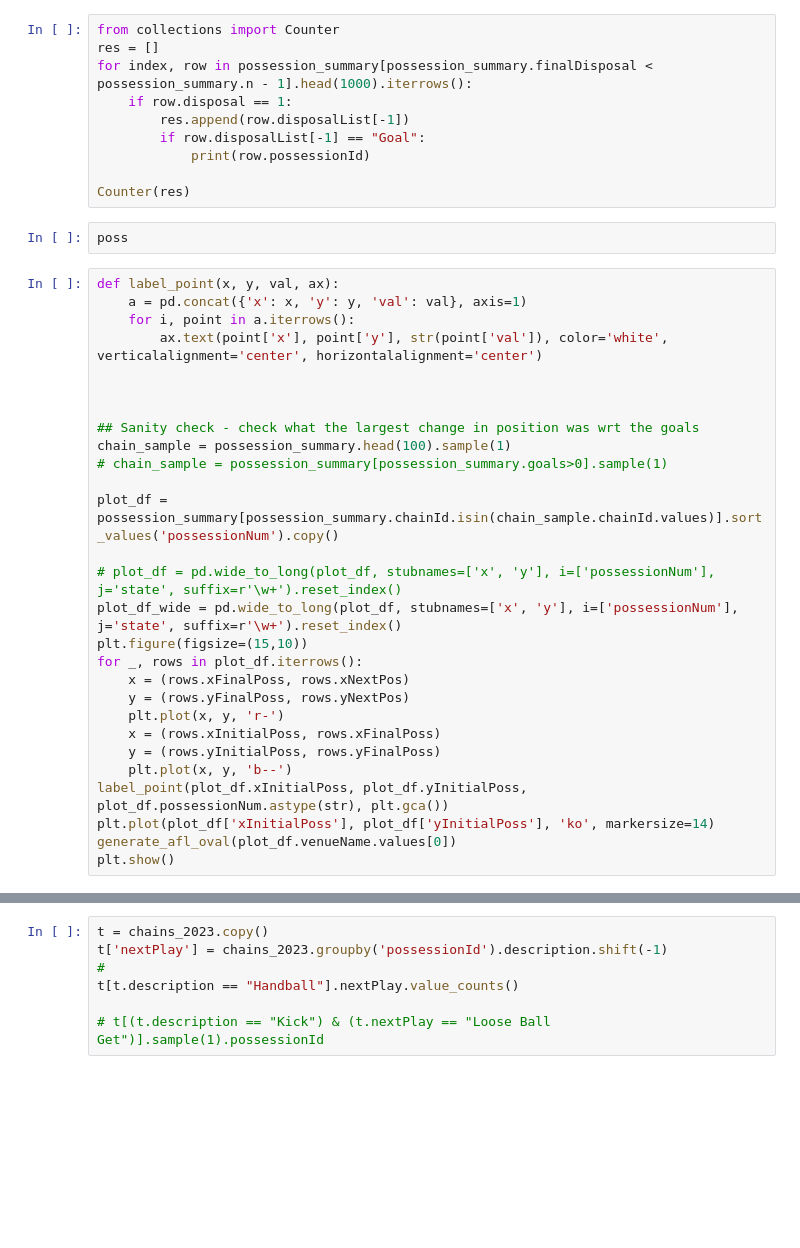
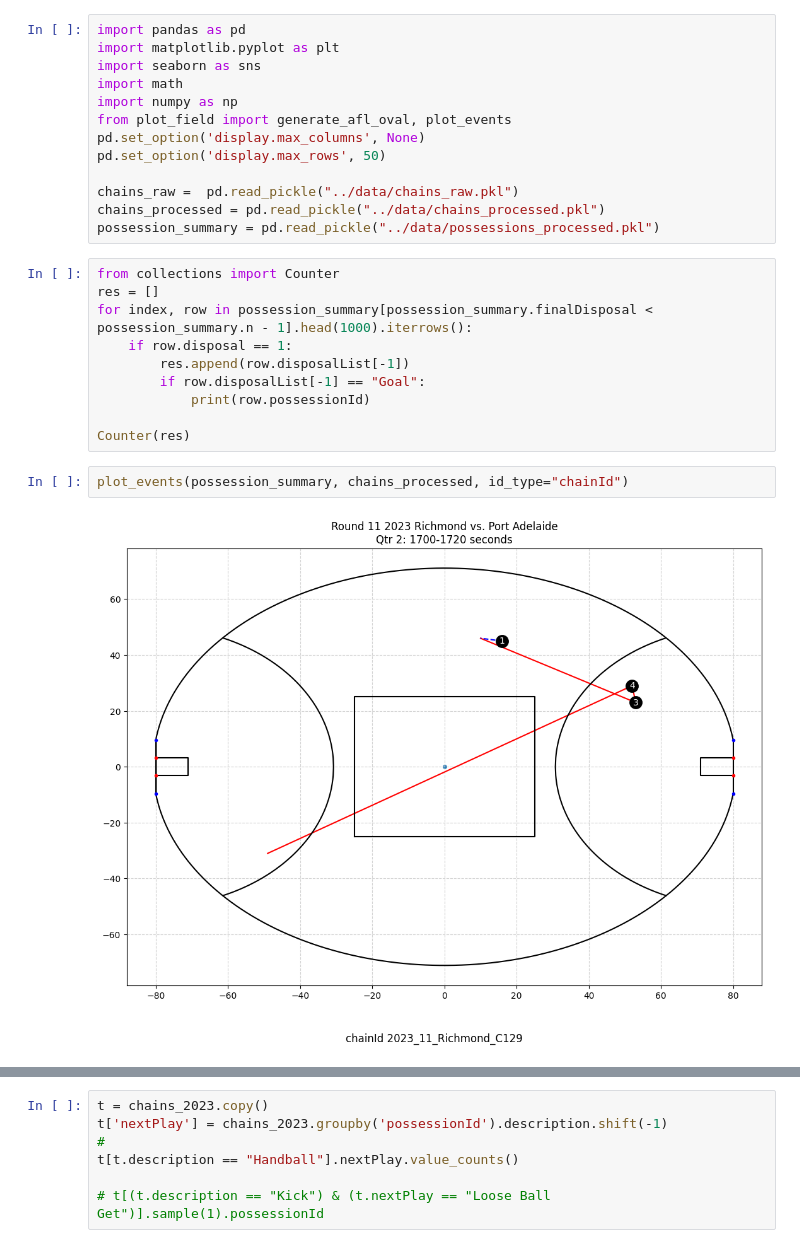
Before and after one commit to davescroggs/xThreat, a Jupyter notebook: python/pass_networks.ipynb, the cells around one changed output, grey strips where cells are left out. Cells and saved outputs as stored; diff of their text form; blank space fills up the shorter version.

```diff
--- a/python/pass_networks.ipynb
+++ b/python/pass_networks.ipynb
@@ -140,3 +1,16 @@ possession_summary.drop(['venueLength','venueWidth'], axis=1, inplace=True)
+# %%
+import pandas as pd
+import matplotlib.pyplot as plt
+import seaborn as sns
+import math
+import numpy as np
+from plot_field import generate_afl_oval, plot_events
+pd.set_option('display.max_columns', None)
+pd.set_option('display.max_rows', 50)
+
+chains_raw =  pd.read_pickle("../data/chains_raw.pkl")
+chains_processed = pd.read_pickle("../data/chains_processed.pkl")
+possession_summary = pd.read_pickle("../data/possessions_processed.pkl")
 # %%
 from collections import Counter
 res = []
@@ -147,34 +21,8 @@ for index, row in possession_summary[possession_summary.finalDisposal < possessi
             print(row.possessionId)
 
 Counter(res)
-# %%
-poss
-# %%
-def label_point(x, y, val, ax):
-    a = pd.concat({'x': x, 'y': y, 'val': val}, axis=1)
-    for i, point in a.iterrows():
-        ax.text(point['x'], point['y'], str(point['val']), color='white', verticalalignment='center', horizontalalignment='center')
-
-
-
-## Sanity check - check what the largest change in position was wrt the goals
-chain_sample = possession_summary.head(100).sample(1)
-# chain_sample = possession_summary[possession_summary.goals>0].sample(1)
-
-plot_df = possession_summary[possession_summary.chainId.isin(chain_sample.chainId.values)].sort_values('possessionNum').copy()
-
-# plot_df = pd.wide_to_long(plot_df, stubnames=['x', 'y'], i=['possessionNum'], j='state', suffix=r'\w+').reset_index()
-plot_df_wide = pd.wide_to_long(plot_df, stubnames=['x', 'y'], i=['possessionNum'], j='state', suffix=r'\w+').reset_index()
-plt.figure(figsize=(15,10))
-for _, rows in plot_df.iterrows():
-    x = (rows.xFinalPoss, rows.xNextPos)
-    y = (rows.yFinalPoss, rows.yNextPos)
-    plt.plot(x, y, 'r-')
-    x = (rows.xInitialPoss, rows.xFinalPoss)
-    y = (rows.yInitialPoss, rows.yFinalPoss)
-    plt.plot(x, y, 'b--')
-label_point(plot_df.xInitialPoss, plot_df.yInitialPoss, plot_df.possessionNum.astype(str), plt.gca())
-plt.plot(plot_df['xInitialPoss'], plot_df['yInitialPoss'], 'ko', markersize=14)
-generate_afl_oval(plot_df.venueName.values[0])
-plt.show()
+# %%
+plot_events(possession_summary, chains_processed, id_type="chainId")
+# %% [output]
+[figure, added]
 # %%
```
Also changed, not shown: parts of 5 cells of this notebook, 1 other file.
